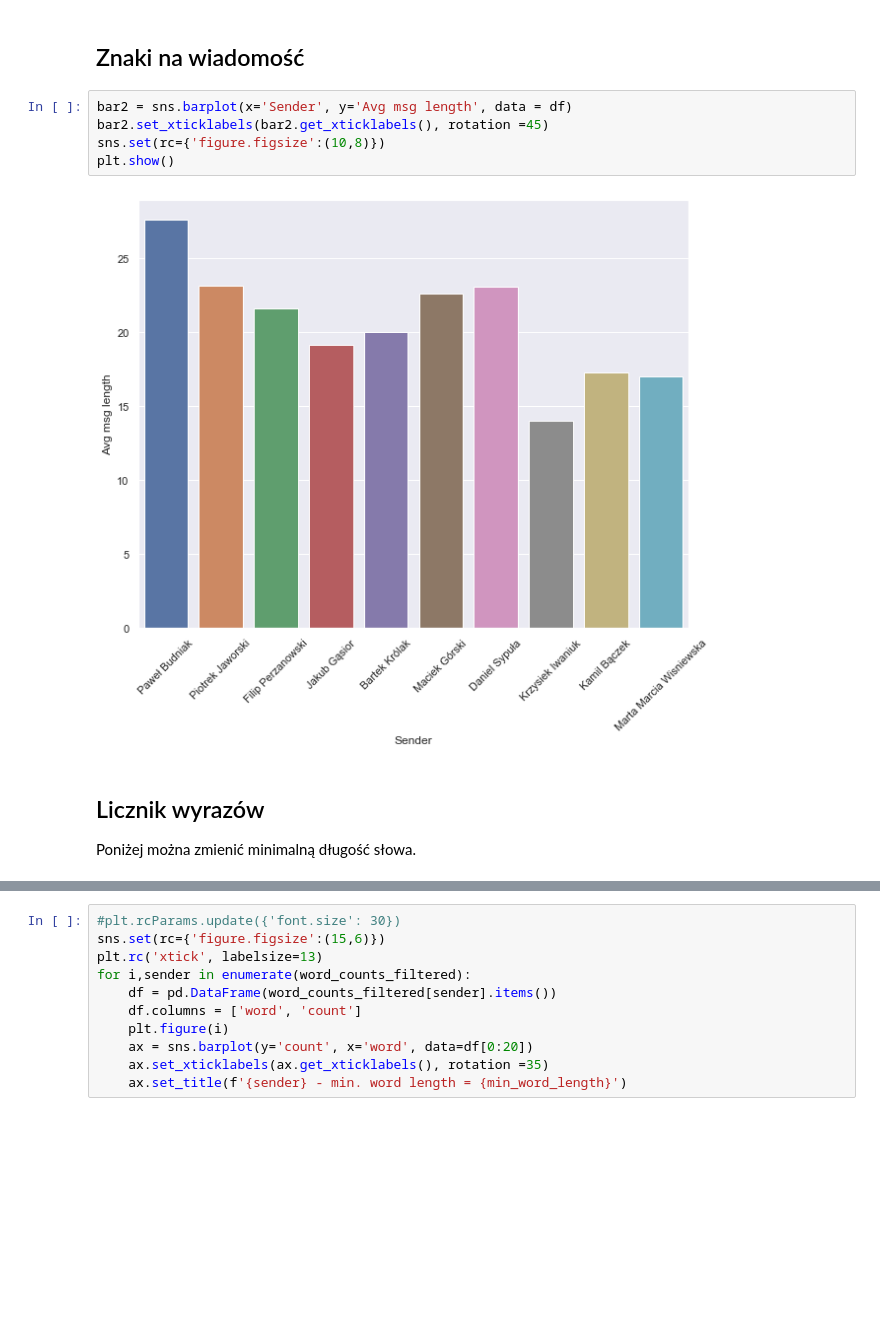
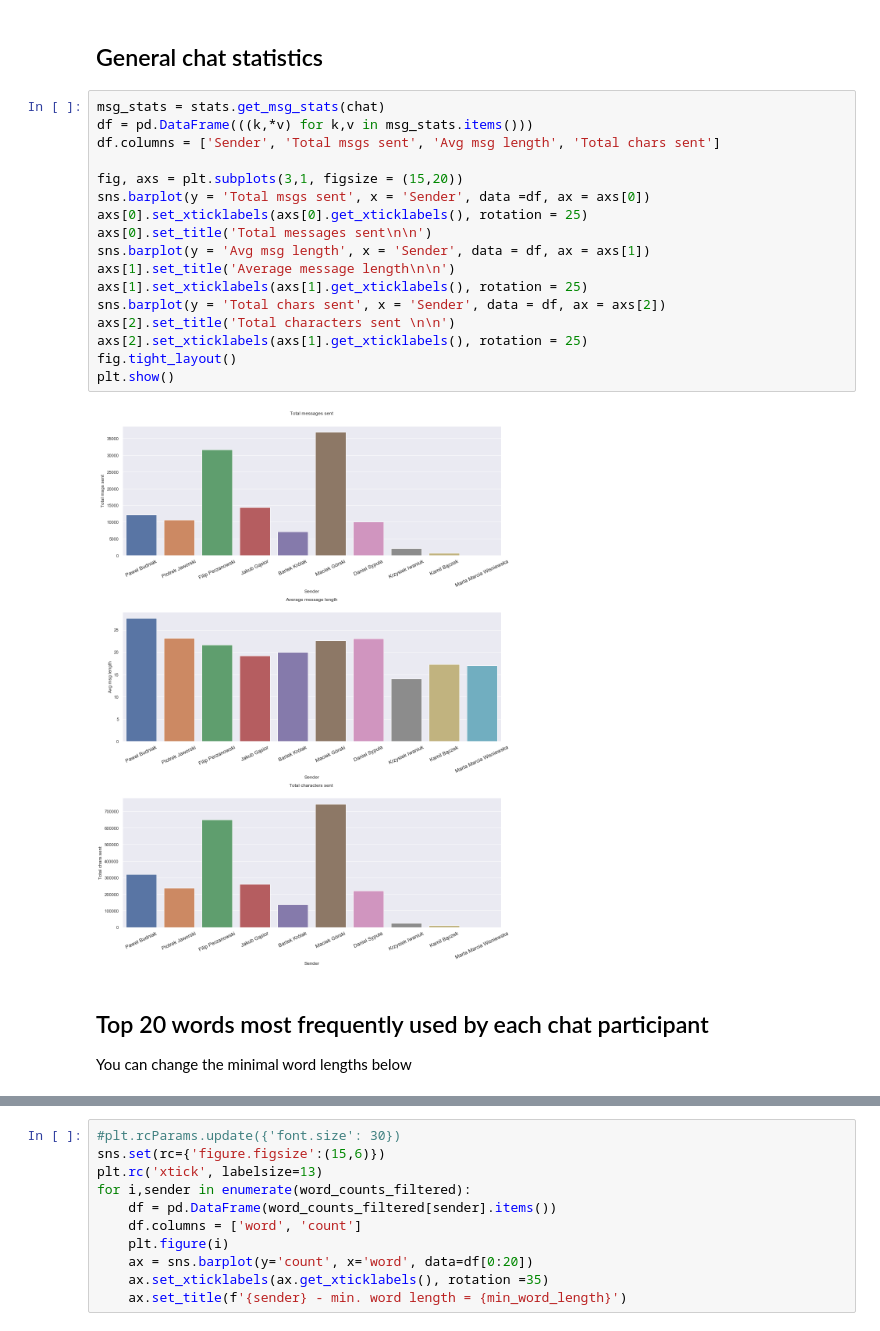
Before and after one commit to PawelBudniak/Messenger-chat-analysis, a Jupyter notebook: messenger_stats_pd.ipynb, the cells around one changed output, grey strips where cells are left out. Cells and saved outputs as stored; diff of their text form; blank space fills up the shorter version.

```diff
--- a/messenger_stats_pd.ipynb
+++ b/messenger_stats_pd.ipynb
@@ -34,13 +16,25 @@ bar
-# %% [markdown]
-## Znaki na wiadomość
-# %%
-bar2 = sns.barplot(x='Sender', y='Avg msg length', data = df)
-bar2.set_xticklabels(bar2.get_xticklabels(), rotation =45)
-sns.set(rc={'figure.figsize':(10,8)})
-plt.show()
-# %% [output]
-[figure, removed]
-# %% [markdown]
-## Licznik wyrazów
-Poniżej można zmienić minimalną długość słowa.
+# %% [markdown]
+## General chat statistics
+# %%
+msg_stats = stats.get_msg_stats(chat)
+df = pd.DataFrame(((k,*v) for k,v in msg_stats.items()))
+df.columns = ['Sender', 'Total msgs sent', 'Avg msg length', 'Total chars sent']
+
+fig, axs = plt.subplots(3,1, figsize = (15,20))
+sns.barplot(y = 'Total msgs sent', x = 'Sender', data =df, ax = axs[0])
+axs[0].set_xticklabels(axs[0].get_xticklabels(), rotation = 25)
+axs[0].set_title('Total messages sent\n\n')
+sns.barplot(y = 'Avg msg length', x = 'Sender', data = df, ax = axs[1])
+axs[1].set_title('Average message length\n\n')
+axs[1].set_xticklabels(axs[1].get_xticklabels(), rotation = 25)
+sns.barplot(y = 'Total chars sent', x = 'Sender', data = df, ax = axs[2])
+axs[2].set_title('Total characters sent \n\n')
+axs[2].set_xticklabels(axs[1].get_xticklabels(), rotation = 25)
+fig.tight_layout()
+plt.show()
+# %% [output]
+[figure, added]
+# %% [markdown]
+## Top 20 words most frequently used by each chat participant
+You can change the minimal word lengths below
 # %%
```
Also changed, not shown: parts of 36 cells of this notebook, 1 other file.
